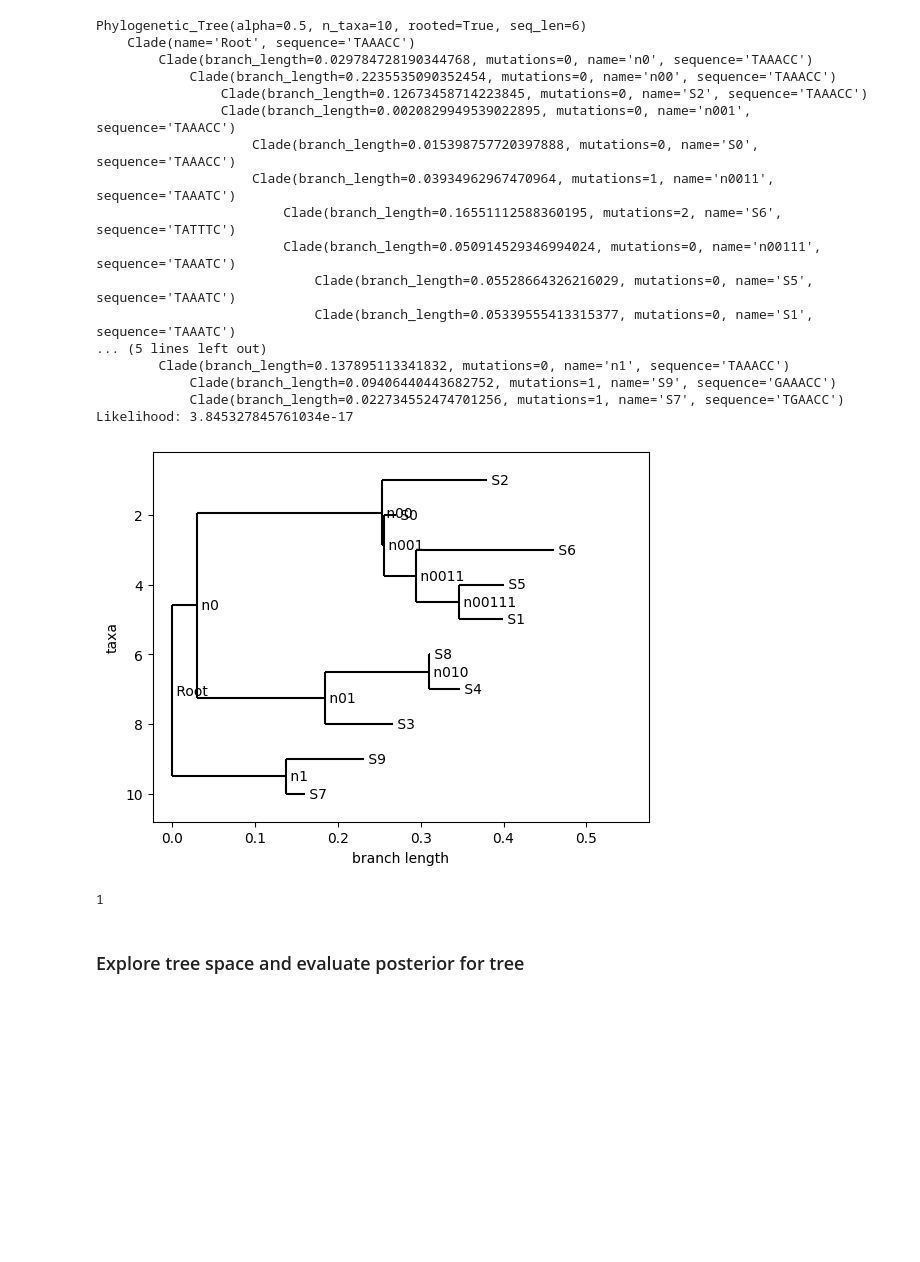
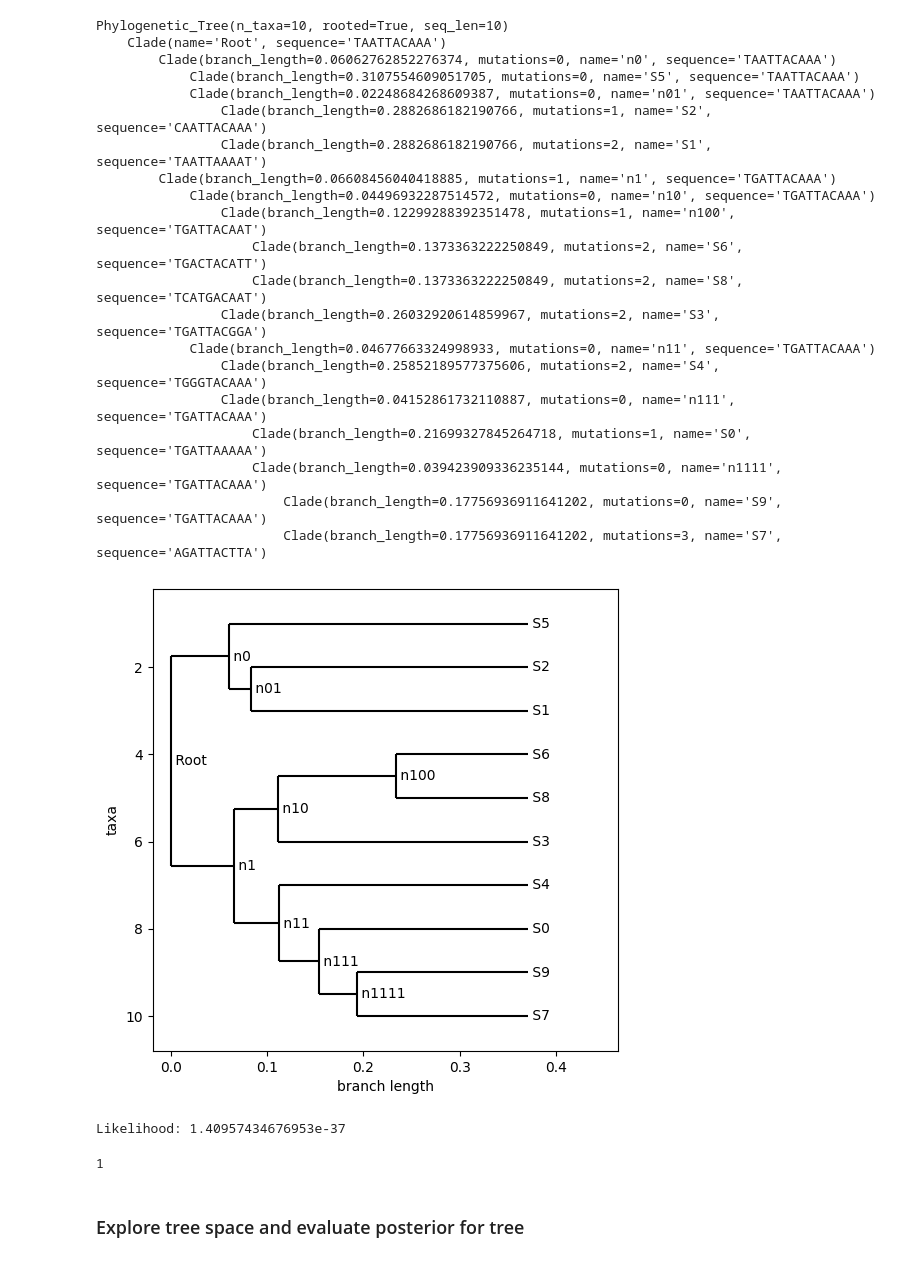
Before and after one commit to LeonMengoni/Bayesian-Phylogenetics, a Jupyter notebook: BayesianPhylogenetics.ipynb, the cells around one changed output. Drawn from its saved outputs; the diff is of its cells as text; code cells hidden in the pictures; blank space fills up the shorter version.

Commit message:
Rewrote big parts of PhylogeneticTree class: removed some functions (children, siblings dictionaries) and cleaned up others; separated global vars, utility functions and tree class in separate modules

```diff
--- a/BayesianPhylogenetics.ipynb
+++ b/BayesianPhylogenetics.ipynb
@@ -224,37 +36,46 @@ Likelihood: 0.00045475103990219134
 # %%
 # Generate a random tree and write to file
 
-seq_len = 6
-alpha = 0.5
+seq_len = 10
 n_taxa = 10
 
-tree_random = Phylogenetic_Tree(seq_len, alpha).generate_random_tree(n_taxa=n_taxa, generate_sequences=True)
+tree_random = Phylogenetic_Tree().generate_random_topology(n_taxa=n_taxa)
+tree_random.generate_random_branch_lengths(distribution="exponential", type="ultrametric")
+tree_random.generate_sequences(seq_len)
 print(tree_random)
+tree_random.draw()
 print(f"Likelihood: {tree_random.calculate_likelihood()}")
 
-Phylo.draw(tree_random)
+# root with outgroup
+# tree_random.custom_root_with_outgroup("S0")
+# tree_random.make_tree_ultrametric()
+# tree_random.draw()
+# print(f"Likelihood: {tree_random.calculate_likelihood()}")
 
-file_name = "tree_random.dnd"
-Phylo.write(tree_random, file_path + file_name, "newick")
+Phylo.write(tree_random, "Trees/tree_random.nex", "nexus")
 # %% [output]
-Phylogenetic_Tree(alpha=0.5, n_taxa=10, rooted=True, seq_len=6)
-    Clade(name='Root', sequence='TAAACC')
-        Clade(branch_length=0.029784728190344768, mutations=0, name='n0', sequence='TAAACC')
-            Clade(branch_length=0.2235535090352454, mutations=0, name='n00', sequence='TAAACC')
-                Clade(branch_length=0.12673458714223845, mutations=0, name='S2', sequence='TAAACC')
-                Clade(branch_length=0.0020829949539022895, mutations=0, name='n001', sequence='TAAACC')
-                    Clade(branch_length=0.015398757720397888, mutations=0, name='S0', sequence='TAAACC')
-                    Clade(branch_length=0.03934962967470964, mutations=1, name='n0011', sequence='TAAATC')
-                        Clade(branch_length=0.16551112588360195, mutations=2, name='S6', sequence='TATTTC')
-                        Clade(branch_length=0.050914529346994024, mutations=0, name='n00111', sequence='TAAATC')
-                            Clade(branch_length=0.05528664326216029, mutations=0, name='S5', sequence='TAAATC')
-                            Clade(branch_length=0.05339555413315377, mutations=0, name='S1', sequence='TAAATC')
-... (5 lines left out)
-        Clade(branch_length=0.137895113341832, mutations=0, name='n1', sequence='TAAACC')
-            Clade(branch_length=0.09406440443682752, mutations=1, name='S9', sequence='GAAACC')
-            Clade(branch_length=0.022734552474701256, mutations=1, name='S7', sequence='TGAACC')
-Likelihood: 3.845327845761034e-17
+Phylogenetic_Tree(n_taxa=10, rooted=True, seq_len=10)
+    Clade(name='Root', sequence='TAATTACAAA')
+        Clade(branch_length=0.06062762852276374, mutations=0, name='n0', sequence='TAATTACAAA')
+            Clade(branch_length=0.3107554609051705, mutations=0, name='S5', sequence='TAATTACAAA')
+            Clade(branch_length=0.02248684268609387, mutations=0, name='n01', sequence='TAATTACAAA')
+                Clade(branch_length=0.2882686182190766, mutations=1, name='S2', sequence='CAATTACAAA')
+                Clade(branch_length=0.2882686182190766, mutations=2, name='S1', sequence='TAATTAAAAT')
+        Clade(branch_length=0.06608456040418885, mutations=1, name='n1', sequence='TGATTACAAA')
+            Clade(branch_length=0.04496932287514572, mutations=0, name='n10', sequence='TGATTACAAA')
+                Clade(branch_length=0.12299288392351478, mutations=1, name='n100', sequence='TGATTACAAT')
+                    Clade(branch_length=0.1373363222250849, mutations=2, name='S6', sequence='TGACTACATT')
+                    Clade(branch_length=0.1373363222250849, mutations=2, name='S8', sequence='TCATGACAAT')
+                Clade(branch_length=0.26032920614859967, mutations=2, name='S3', sequence='TGATTACGGA')
+            Clade(branch_length=0.04677663324998933, mutations=0, name='n11', sequence='TGATTACAAA')
+                Clade(branch_length=0.25852189577375606, mutations=2, name='S4', sequence='TGGGTACAAA')
+                Clade(branch_length=0.04152861732110887, mutations=0, name='n111', sequence='TGATTACAAA')
+                    Clade(branch_length=0.21699327845264718, mutations=1, name='S0', sequence='TGATTAAAAA')
+                    Clade(branch_length=0.039423909336235144, mutations=0, name='n1111', sequence='TGATTACAAA')
+                        Clade(branch_length=0.17756936911641202, mutations=0, name='S9', sequence='TGATTACAAA')
+                        Clade(branch_length=0.17756936911641202, mutations=3, name='S7', sequence='AGATTACTTA')
-[figure, old version]
+[figure, new version]
-1
+Likelihood: 1.40957434676953e-37
+1
 # %% [markdown]
 ### Explore tree space and evaluate posterior for tree
```
Also changed, not shown: parts of 17 cells of this notebook, 3 other files.
